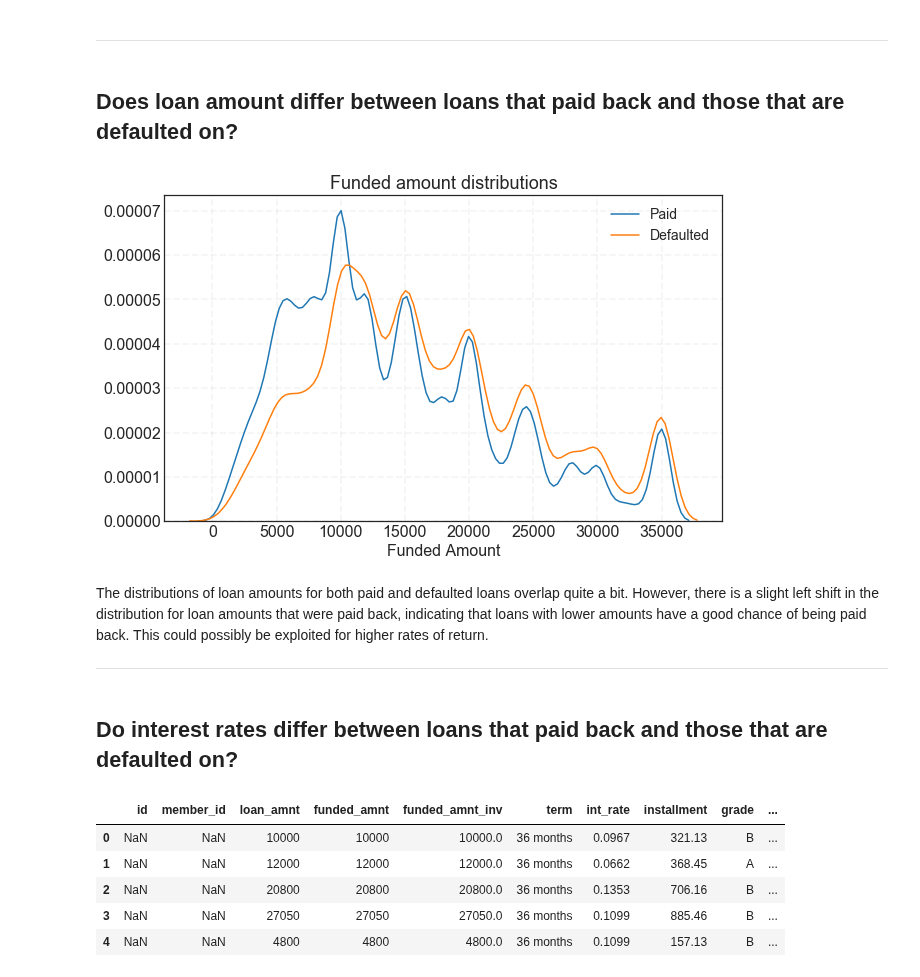
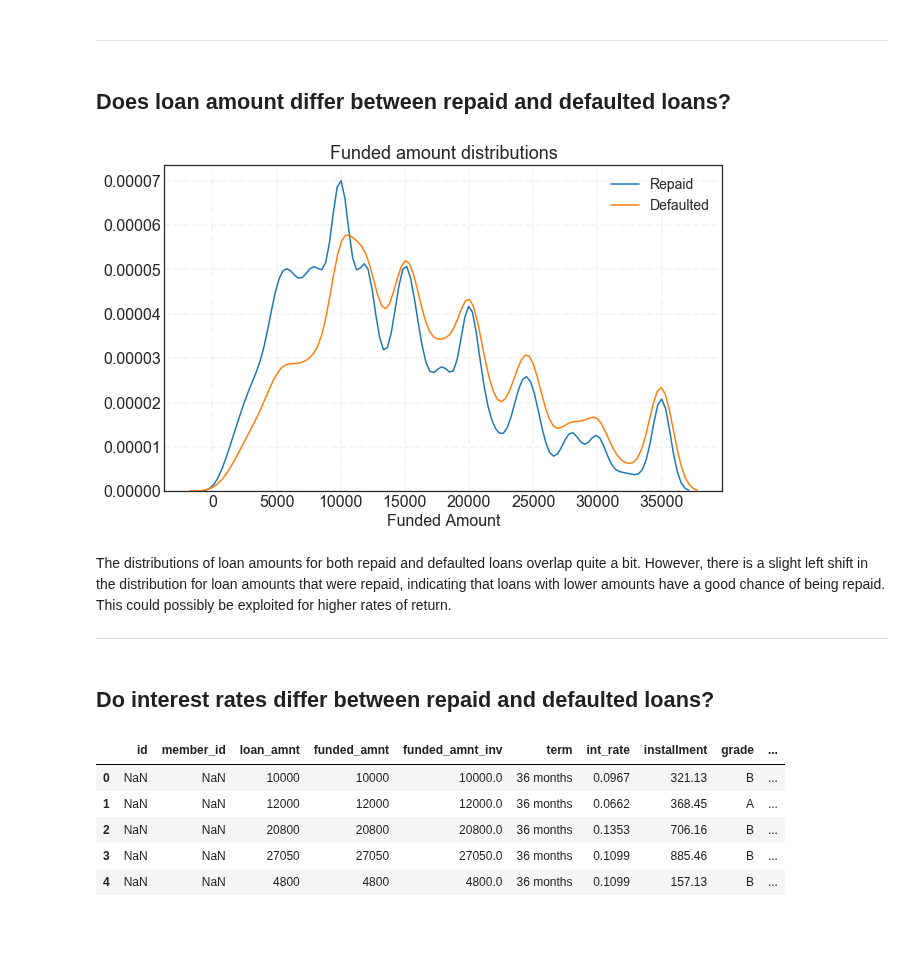
Before and after one commit to bhavenp/209A-FinalProject, a Jupyter notebook: bhaven/EDA_for_final.ipynb, the cells around one changed output. Drawn from its saved outputs; the diff is of its cells as text; code cells hidden in the pictures; blank space fills up the shorter version.

```diff
--- a/bhaven/EDA_for_final.ipynb
+++ b/bhaven/EDA_for_final.ipynb
@@ -61,29 +61,29 @@ display(train_data.head());
 # %% [markdown]
 <hr>
 # %% [markdown]
-## Does loan amount differ between loans that paid back and those that are defaulted on?
+## Does loan amount differ between repaid and defaulted loans?
 # %%
 fig = plt.figure(figsize=(10,6));
 ax = plt.subplot(1,1,1);
 fontsize= 16;
 
 ax.tick_params(labelsize=fontsize);
 ax.set_xlabel(xlabel="Funded Amount", fontsize=fontsize);
 ax.set_title(label="Funded amount distributions", fontsize=18)
 ax.grid(True, lw=1.75, ls='--', alpha=0.2)
 #plot the funded amount for loans that were paid back and those that defaulted
-sns.kdeplot(data = train_data.loc[train_data['Default'] == 0, "funded_amnt"], label = "Paid", ax = ax);
+sns.kdeplot(data = train_data.loc[train_data['Default'] == 0, "funded_amnt"], label = "Repaid", ax = ax);
 sns.kdeplot(data = train_data.loc[train_data['Default'] == 1, "funded_amnt"], label = "Defaulted", ax = ax);
 ax.legend(fontsize=14);
 
 plt.show()
 # %% [output]
-[figure, old version]
+[figure, new version]
 # %% [markdown]
-The distributions of loan amounts for both paid and defaulted loans overlap quite a bit. However, there is a slight left shift in the distribution for loan amounts that were paid back, indicating that loans with lower amounts have a good chance of being paid back. This could possibly be exploited for higher rates of return.
+The distributions of loan amounts for both repaid and defaulted loans overlap quite a bit. However, there is a slight left shift in the distribution for loan amounts that were repaid, indicating that loans with lower amounts have a good chance of being repaid. This could possibly be exploited for higher rates of return.
 <hr>
 # %% [markdown]
-## Do interest rates differ between loans that paid back and those that are defaulted on?
+## Do interest rates differ between repaid and defaulted loans?
 # %%
 #convert interest rates to decimals
 
```
Also changed, not shown: parts of 10 cells of this notebook.
